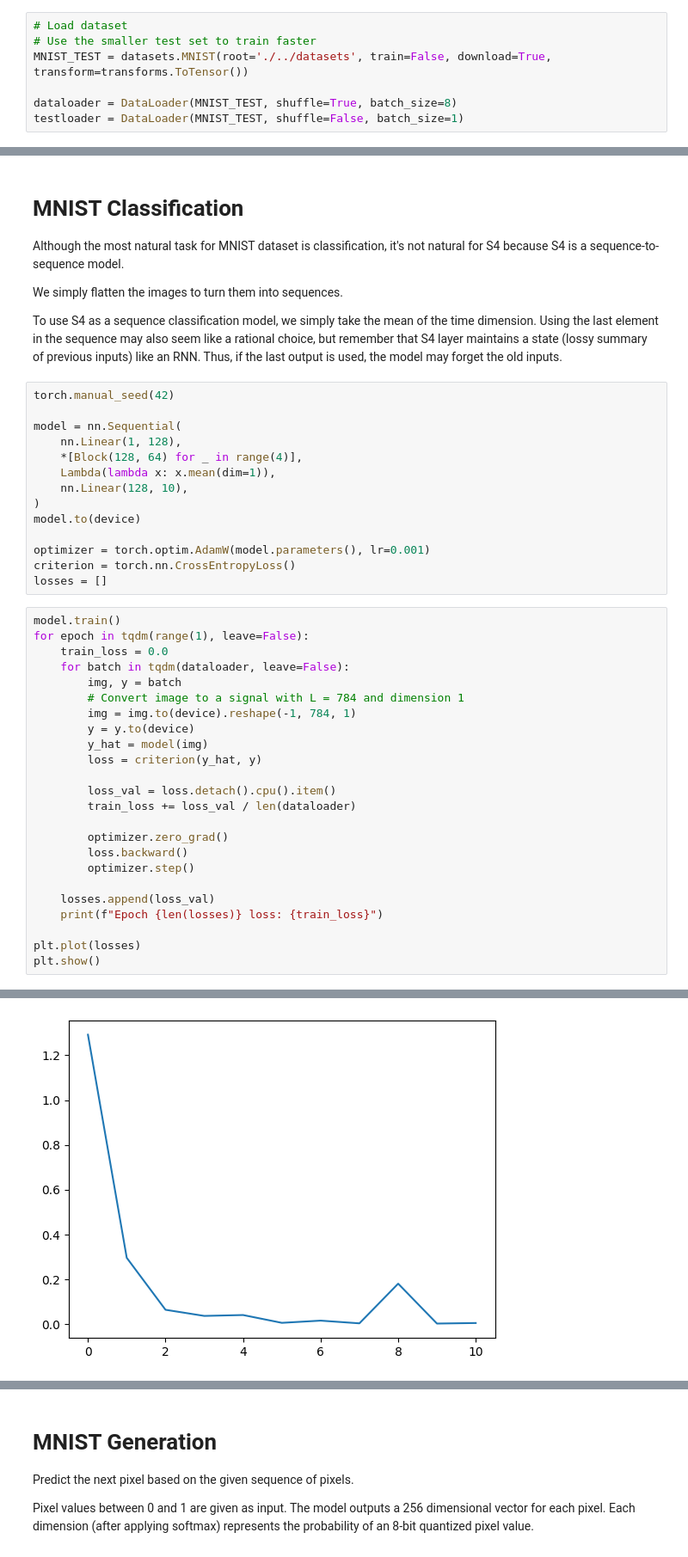
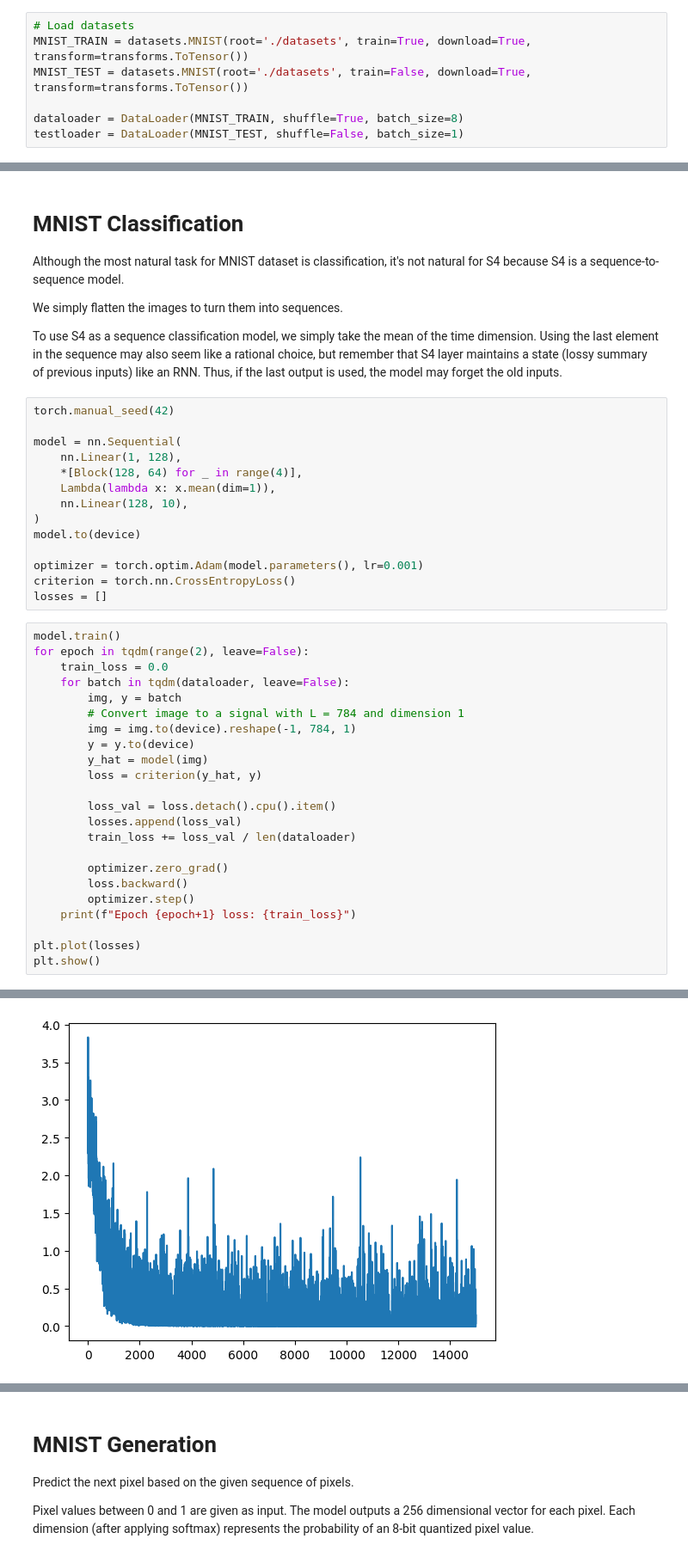
Before and after one commit to necrashter/SaShiMi-796, a Jupyter notebook: S4-MNIST-Demo.ipynb, the cells around one changed output, grey strips where cells are left out. Shown at 86% size. Cells and saved outputs as stored; diff of their text form.

Commit message:
Update MNIST notebooks: Re-run after fix, minor improvements
The results were changed slighty after log_step initialization bugfix.

```diff
--- a/S4-MNIST-Demo.ipynb
+++ b/S4-MNIST-Demo.ipynb
@@ -19,9 +21,9 @@ from S4 import *
 # %%
-# Load dataset
-# Use the smaller test set to train faster
-MNIST_TEST = datasets.MNIST(root='./../datasets', train=False, download=True, transform=transforms.ToTensor())
+# Load datasets
+MNIST_TRAIN = datasets.MNIST(root='./datasets', train=True, download=True, transform=transforms.ToTensor())
+MNIST_TEST = datasets.MNIST(root='./datasets', train=False, download=True, transform=transforms.ToTensor())
 
-dataloader = DataLoader(MNIST_TEST, shuffle=True, batch_size=8)
+dataloader = DataLoader(MNIST_TRAIN, shuffle=True, batch_size=8)
 testloader = DataLoader(MNIST_TEST, shuffle=False, batch_size=1)
 # %%
 device = torch.device("cuda" if torch.cuda.is_available() else "cpu")
@@ -72,12 +74,12 @@ model = nn.Sequential(
 )
 model.to(device)
 
-optimizer = torch.optim.AdamW(model.parameters(), lr=0.001)
+optimizer = torch.optim.Adam(model.parameters(), lr=0.001)
 criterion = torch.nn.CrossEntropyLoss()
 losses = []
 # %%
 model.train()
-for epoch in tqdm(range(1), leave=False):
+for epoch in tqdm(range(2), leave=False):
     train_loss = 0.0
     for batch in tqdm(dataloader, leave=False):
         img, y = batch
@@ -88,14 +90,13 @@ for epoch in tqdm(range(1), leave=False):
         loss = criterion(y_hat, y)
 
         loss_val = loss.detach().cpu().item()
+        losses.append(loss_val)
         train_loss += loss_val / len(dataloader)
 
         optimizer.zero_grad()
         loss.backward()
         optimizer.step()
-
-    losses.append(loss_val)
-    print(f"Epoch {len(losses)} loss: {train_loss}")
+    print(f"Epoch {epoch+1} loss: {train_loss}")
 
 plt.plot(losses)
 plt.show()
@@ -104 +106 @@ Epoch 11 loss: 0.039997286456436326
-[figure, old version]
+[figure, new version]
```
Also changed, not shown: parts of 20 cells of this notebook, 1 other file.
